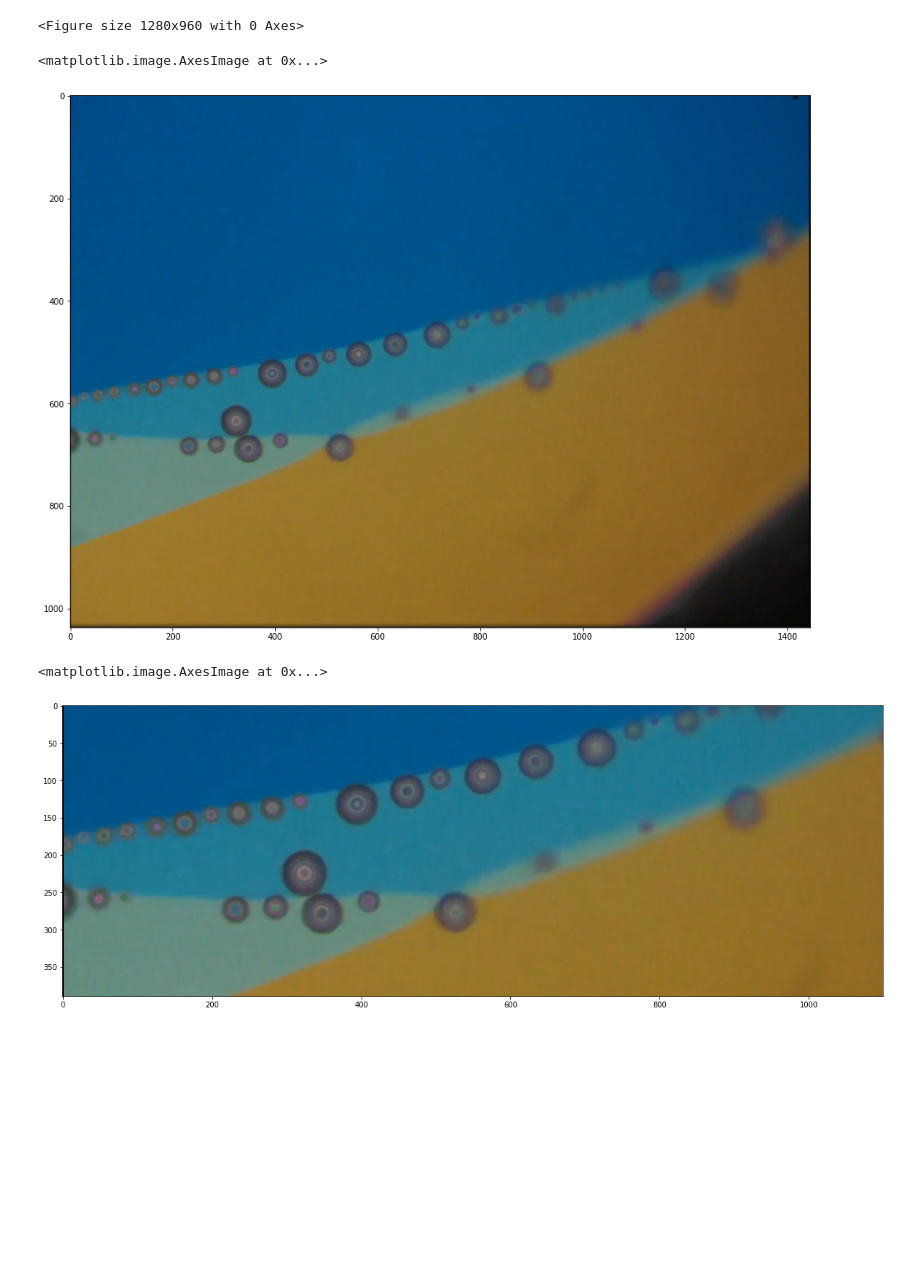
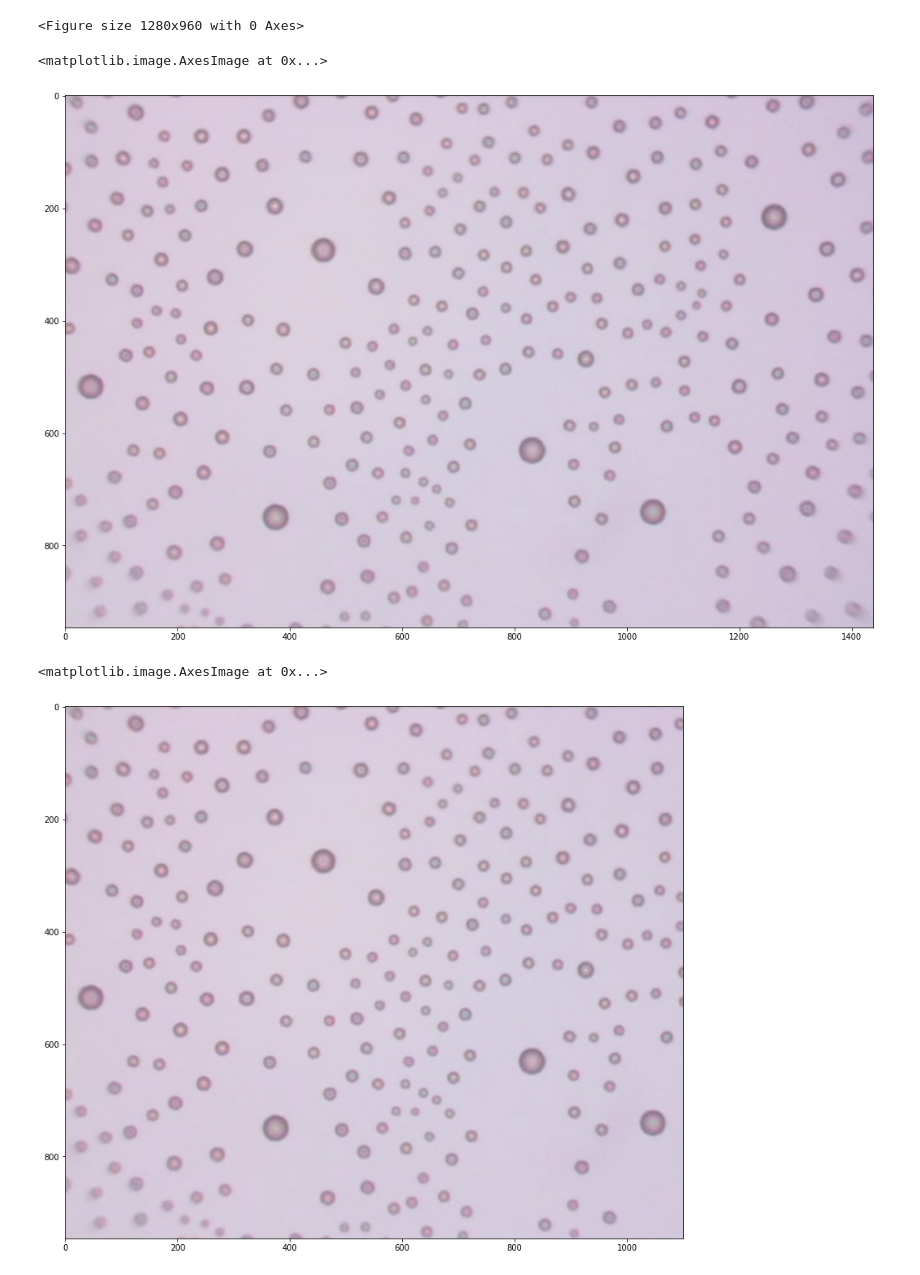
Before and after one commit to KeithHedlund13/dropletEmulsionDensity, a Jupyter notebook: parafinOilDropletTracking.ipynb, the cells around one changed output. Drawn from its saved outputs; the diff is of its cells as text; code cells hidden in the pictures; blank space fills up the shorter version.

```diff
--- a/parafinOilDropletTracking.ipynb
+++ b/parafinOilDropletTracking.ipynb
@@ -27,7 +27,7 @@ mpl.rc('image', cmap='gray')
 <Figure size 1280x960 with 0 Axes>
 # %%
 #Here, you can change where the image files are being fetched from.
-fileName = 'paraffinEFieldSpacing-250V-8ms.png'
+fileName = 'square aggregation.png'
 prefix = './data/'
 path = prefix + fileName
 # %%
@@ -36,22 +36,22 @@ imraw = plt.imread(path)
 plt.imshow(imraw)
 # %% [output]
 <matplotlib.image.AxesImage at 0x...>
-[figure, old version]
+[figure, new version]
 # %%
 def crop(img):
     x_min = 0
     x_max = 1100
-    y_min = 410
-    y_max = 800
+    y_min = 0
+    y_max = 990
     return img[y_min:y_max,x_min:x_max]
 
 im = crop(imraw)
 
 
 plt.imshow(im)
 # %% [output]
 <matplotlib.image.AxesImage at 0x...>
-[figure, old version]
+[figure, new version]
 # %%
 #This converts the image to a binary, black and white file so that the islands can be tracked.
 from scipy import ndimage
```
Also changed, not shown: parts of 7 cells of this notebook.
